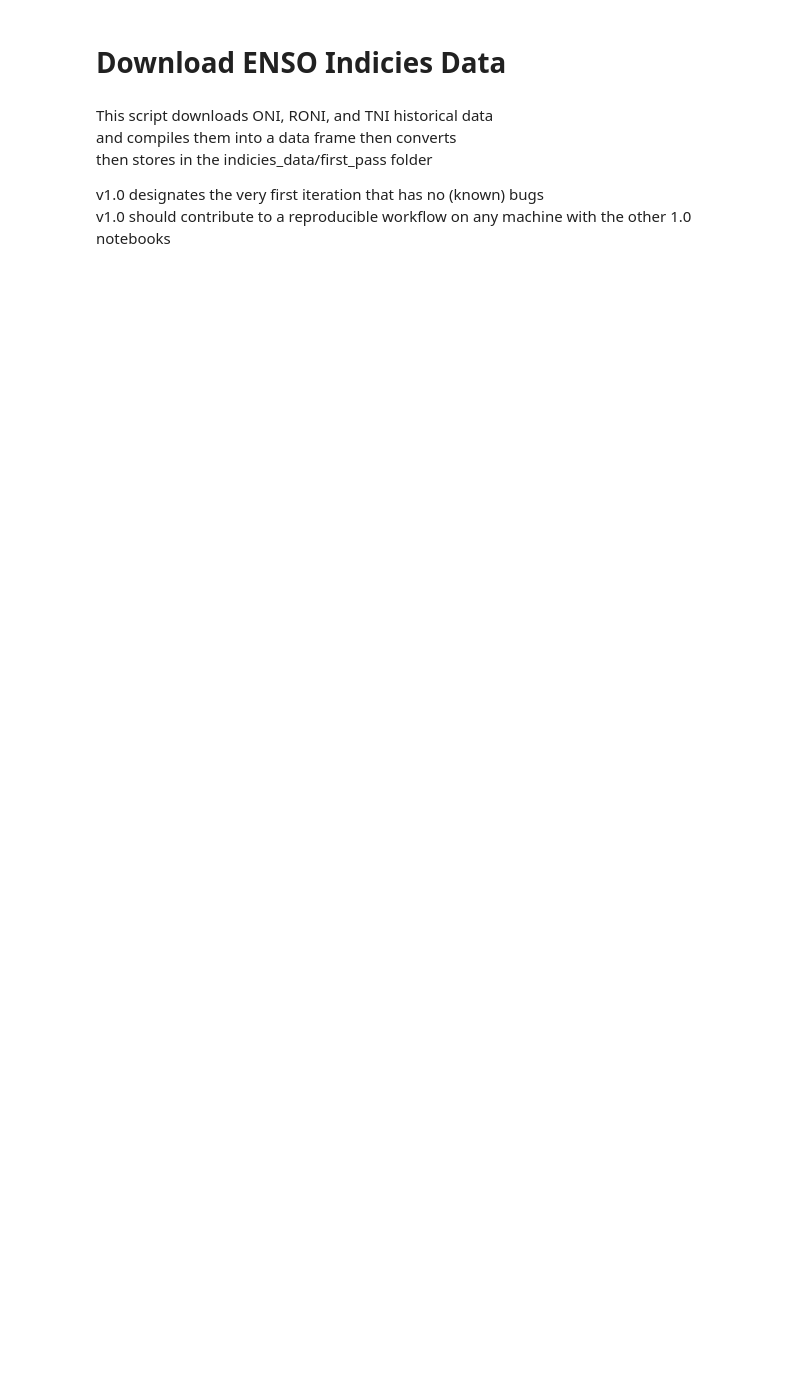
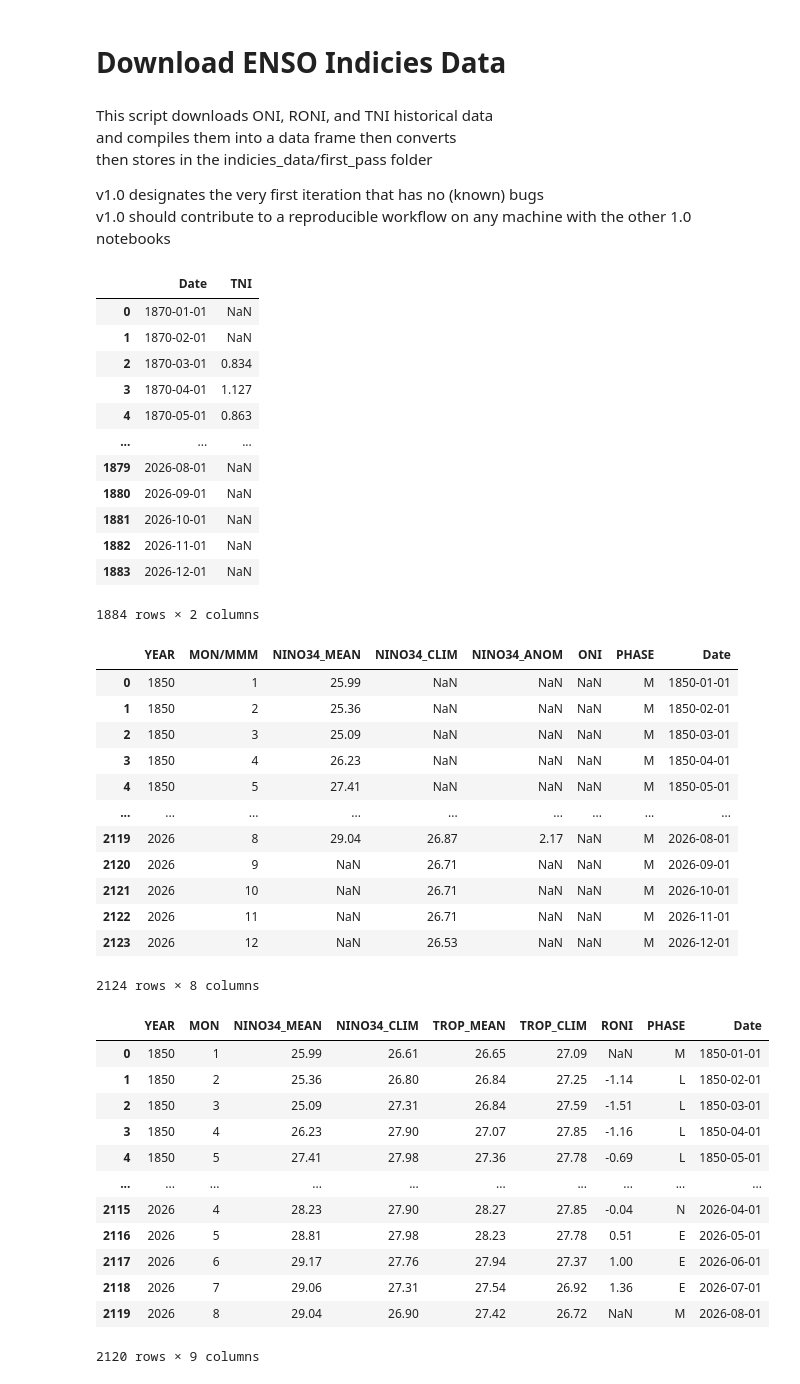
Before and after one commit to saign009-dot/ENSO_MCAP_PROJECT, a Jupyter notebook: scripts/ENSO_indicies_download_v1.0.ipynb, the cells around one changed output. Cells and saved outputs as stored; diff of their text form; code cells hidden in the pictures; blank space fills up the shorter version.

```diff
--- a/scripts/ENSO_indicies_download_v1.0.ipynb
+++ b/scripts/ENSO_indicies_download_v1.0.ipynb
@@ -71,9 +71,49 @@ tni_historic_df = pd.read_csv(
 # %%
 #uncomment this to see the data dims and range
 
-# display(tni_historic_df)
-# display(oni_historic_df)
-# display(roni_historic_df)
+display(tni_historic_df)
+display(oni_historic_df)
+display(roni_historic_df)
+# %% [output]
+|  | Date | TNI |
+| 0 | 1870-01-01 | NaN |
+| 1 | 1870-02-01 | NaN |
+| 2 | 1870-03-01 | 0.834 |
+| 3 | 1870-04-01 | 1.127 |
+| 4 | 1870-05-01 | 0.863 |
+| ... | ... | ... |
+| 1879 | 2026-08-01 | NaN |
+| 1880 | 2026-09-01 | NaN |
+| 1881 | 2026-10-01 | NaN |
+| 1882 | 2026-11-01 | NaN |
+| 1883 | 2026-12-01 | NaN |
+1884 rows × 2 columns
+|  | YEAR | MON/MMM | NINO34_MEAN | NINO34_CLIM | NINO34_ANOM | ONI | PHASE | Date |
+| 0 | 1850 | 1 | 25.99 | NaN | NaN | NaN | M | 1850-01-01 |
+| 1 | 1850 | 2 | 25.36 | NaN | NaN | NaN | M | 1850-02-01 |
+| 2 | 1850 | 3 | 25.09 | NaN | NaN | NaN | M | 1850-03-01 |
+| 3 | 1850 | 4 | 26.23 | NaN | NaN | NaN | M | 1850-04-01 |
+| 4 | 1850 | 5 | 27.41 | NaN | NaN | NaN | M | 1850-05-01 |
+| ... | ... | ... | ... | ... | ... | ... | ... | ... |
+| 2119 | 2026 | 8 | 29.04 | 26.87 | 2.17 | NaN | M | 2026-08-01 |
+| 2120 | 2026 | 9 | NaN | 26.71 | NaN | NaN | M | 2026-09-01 |
+| 2121 | 2026 | 10 | NaN | 26.71 | NaN | NaN | M | 2026-10-01 |
+| 2122 | 2026 | 11 | NaN | 26.71 | NaN | NaN | M | 2026-11-01 |
+| 2123 | 2026 | 12 | NaN | 26.53 | NaN | NaN | M | 2026-12-01 |
+2124 rows × 8 columns
+|  | YEAR | MON | NINO34_MEAN | NINO34_CLIM | TROP_MEAN | TROP_CLIM | RONI | PHASE | Date |
+| 0 | 1850 | 1 | 25.99 | 26.61 | 26.65 | 27.09 | NaN | M | 1850-01-01 |
+| 1 | 1850 | 2 | 25.36 | 26.80 | 26.84 | 27.25 | -1.14 | L | 1850-02-01 |
+| 2 | 1850 | 3 | 25.09 | 27.31 | 26.84 | 27.59 | -1.51 | L | 1850-03-01 |
+| 3 | 1850 | 4 | 26.23 | 27.90 | 27.07 | 27.85 | -1.16 | L | 1850-04-01 |
+| 4 | 1850 | 5 | 27.41 | 27.98 | 27.36 | 27.78 | -0.69 | L | 1850-05-01 |
+| ... | ... | ... | ... | ... | ... | ... | ... | ... | ... |
+| 2115 | 2026 | 4 | 28.23 | 27.90 | 28.27 | 27.85 | -0.04 | N | 2026-04-01 |
+| 2116 | 2026 | 5 | 28.81 | 27.98 | 28.23 | 27.78 | 0.51 | E | 2026-05-01 |
+| 2117 | 2026 | 6 | 29.17 | 27.76 | 27.94 | 27.37 | 1.00 | E | 2026-06-01 |
+| 2118 | 2026 | 7 | 29.06 | 27.31 | 27.54 | 26.92 | 1.36 | E | 2026-07-01 |
+| 2119 | 2026 | 8 | 29.04 | 26.90 | 27.42 | 26.72 | NaN | M | 2026-08-01 |
+2120 rows × 9 columns
 # %%
 #create single date column for ONI and for RONI
 #align date's of the data
```
Also changed, not shown: parts of 2 cells of this notebook.
